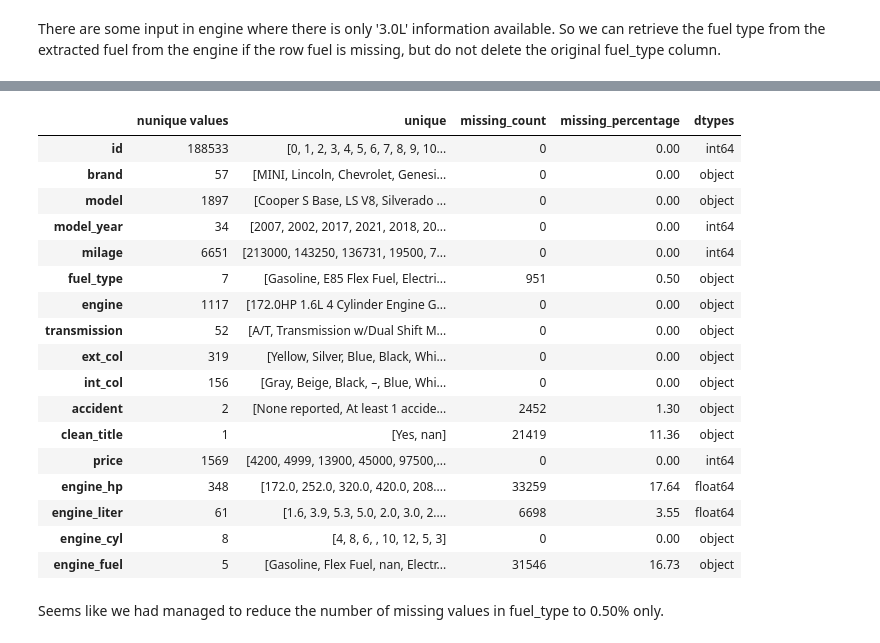
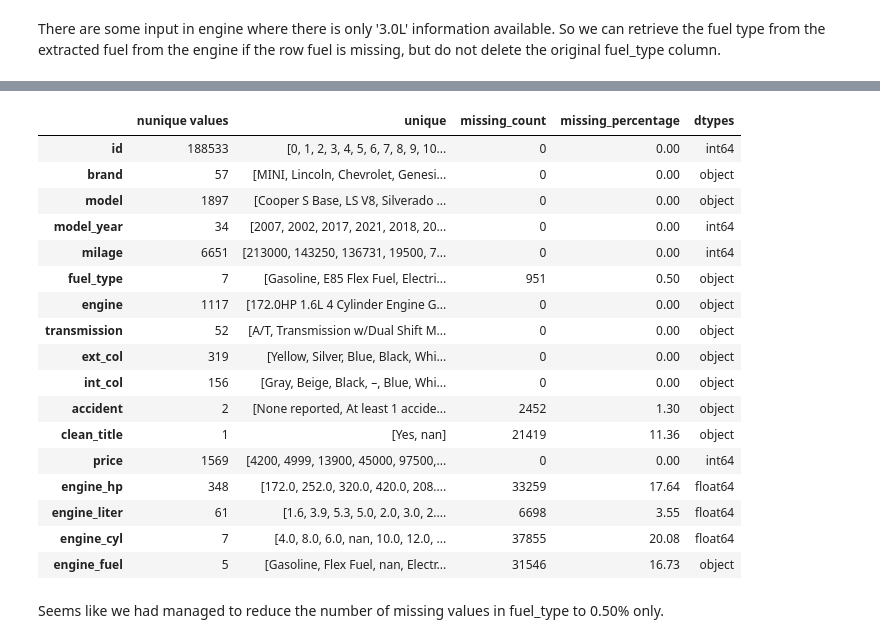
Before and after one commit to xkeyna/Data-Science-portfolio, a Jupyter notebook: predicting-used-car-prices-eda-cleaning.ipynb, the cells around one changed output, grey strips where cells are left out. Cells and saved outputs as stored; diff of their text form; code cells hidden in the pictures.

Commit message:
Kaggle Notebook | Predicting Used Car Prices | Linear, RF, XGB | Version 14

```diff
--- a/predicting-used-car-prices-eda-cleaning.ipynb
+++ b/predicting-used-car-prices-eda-cleaning.ipynb
@@ -38,7 +44,10 @@ for dirname, _, filenames in os.walk('/kaggle/input'):
 # %%
 # read file
 df = pd.read_csv('/kaggle/input/playground-series-s4e9/train.csv')
-df_submission = pd.read_csv('/kaggle/input/playground-series-s4e9/test.csv')
+df_sub = pd.read_csv('/kaggle/input/playground-series-s4e9/test.csv')
+
+# extraxt ids
+test_ids = df_sub['id']
 # %% [markdown]
 # 4. Exploratory Data Analysis
 # %%
@@ -299,6 +324,10 @@ array(['Gasoline', 'E85 Flex Fuel', nan, 'Hybrid', 'Diesel',
 # change the '–' into missing values then we will impute it with whatever values extracted from engine
 df['fuel_type'] = df['fuel_type'].replace('–', np.nan)
 df['fuel_type'] = df['fuel_type'].replace('not supported', np.nan)
+
+# apply to df used for submission later
+df_sub['fuel_type'] = df_sub['fuel_type'].replace('–', np.nan)
+df_sub['fuel_type'] = df_sub['fuel_type'].replace('not supported', np.nan)
 # %%
 def extract_engine(s: str):
 
@@ -306,28 +335,28 @@ def extract_engine(s: str):
     fuel_types = ['Gasoline', 'Diesel', 'Electric', 'Hybrid', 'Flex Fuel']
     fuel_ext = next((fuel for fuel in fuel_types if fuel in s), np.nan)  # Return the first matching fuel type, or an empty string
 
-    s = s.lower()  # Convert to lowercase for uniformity
-
     # Extract horsepower
-    hpgroup = re.search(r'(\d+(\.\d+)?)\s*hp', s)
+    hpgroup = re.search(r'(\d+(\.\d+)?)\s*hp', s, re.IGNORECASE)
     engine_hp = float(hpgroup.group(1)) if hpgroup else np.nan
 
     # Extract liters (L or Liter)
-    litergroup = re.search(r'(\d+(\.\d+)?)\s*[Ll](?:iter)?', s)
+    litergroup = re.search(r'(\d+(\.\d+)?)\s*[Ll](?:iter)?', s, re.IGNORECASE)
     engine_liter = float(litergroup.group(1)) if litergroup else np.nan
 
     # Extract cylinder count
-    cylindergroup = re.search(r'(\d+)\s*cylinders?|([ivxlcdm]+)\s*cylinders?', s)
+    cylindergroup = re.search(r'(\d+)\s*cylinders?|([ivxlcdm]+)\s*cylinders?', s, re.IGNORECASE)
     if cylindergroup:
         engine_cyl = int(cylindergroup.group(1)) if cylindergroup.group(1) else cylindergroup.group(2).upper()
     else:
-        engine_cyl = ''
+        engine_cyl = np.nan
 
 
     return engine_hp, engine_liter, engine_cyl, fuel_ext
 
 
 df[['engine_hp','engine_liter','engine_cyl','engine_fuel']]=df['engine'].apply(extract_engine).apply(pd.Series)
+
+df_sub[['engine_hp','engine_liter','engine_cyl','engine_fuel']]=df_sub['engine'].apply(extract_engine).apply(pd.Series)
 # %% [markdown]
 There are some input in engine where there is only '3.0L' information available.
 So we can retrieve the fuel type from the extracted fuel from the engine if the row fuel is missing, but do not delete the original fuel_type column. <br>
@@ -341,29 +363,29 @@ df.head(3)
 # %%
 # replace the missing values in fuel_type column with the extracted fuel from engine 'engine_fuel'
 df['fuel_type'] = df['fuel_type'].fillna(df['engine_fuel'])
 
+df_sub['fuel_type'] = df_sub['fuel_type'].fillna(df_sub['engine_fuel'])
+
 # check again for sanity
 aggregate_info(df)
-
-#df[df['fuel_type'].isna()]['engine'].unique()
 # %% [output]
 |  | nunique values | unique | missing_count | missing_percentage | dtypes |
 | id | 188533 | [0, 1, 2, 3, 4, 5, 6, 7, 8, 9, 10... | 0 | 0.00 | int64 |
 | brand | 57 | [MINI, Lincoln, Chevrolet, Genesi... | 0 | 0.00 | object |
 | model | 1897 | [Cooper S Base, LS V8, Silverado ... | 0 | 0.00 | object |
 | model_year | 34 | [2007, 2002, 2017, 2021, 2018, 20... | 0 | 0.00 | int64 |
 | milage | 6651 | [213000, 143250, 136731, 19500, 7... | 0 | 0.00 | int64 |
 | fuel_type | 7 | [Gasoline, E85 Flex Fuel, Electri... | 951 | 0.50 | object |
 | engine | 1117 | [172.0HP 1.6L 4 Cylinder Engine G... | 0 | 0.00 | object |
 | transmission | 52 | [A/T, Transmission w/Dual Shift M... | 0 | 0.00 | object |
 | ext_col | 319 | [Yellow, Silver, Blue, Black, Whi... | 0 | 0.00 | object |
 | int_col | 156 | [Gray, Beige, Black, –, Blue, Whi... | 0 | 0.00 | object |
 | accident | 2 | [None reported, At least 1 accide... | 2452 | 1.30 | object |
 | clean_title | 1 | [Yes, nan] | 21419 | 11.36 | object |
 | price | 1569 | [4200, 4999, 13900, 45000, 97500,... | 0 | 0.00 | int64 |
 | engine_hp | 348 | [172.0, 252.0, 320.0, 420.0, 208.... | 33259 | 17.64 | float64 |
 | engine_liter | 61 | [1.6, 3.9, 5.3, 5.0, 2.0, 3.0, 2.... | 6698 | 3.55 | float64 |
-| engine_cyl | 8 | [4, 8, 6, , 10, 12, 5, 3] | 0 | 0.00 | object |
+| engine_cyl | 7 | [4.0, 8.0, 6.0, nan, 10.0, 12.0, ... | 37855 | 20.08 | float64 |
 | engine_fuel | 5 | [Gasoline, Flex Fuel, nan, Electr... | 31546 | 16.73 | object |
 # %% [markdown]
 Seems like we had managed to reduce the number of missing values in fuel_type to 0.50% only.
```
Also changed, not shown: parts of 93 cells of this notebook.
